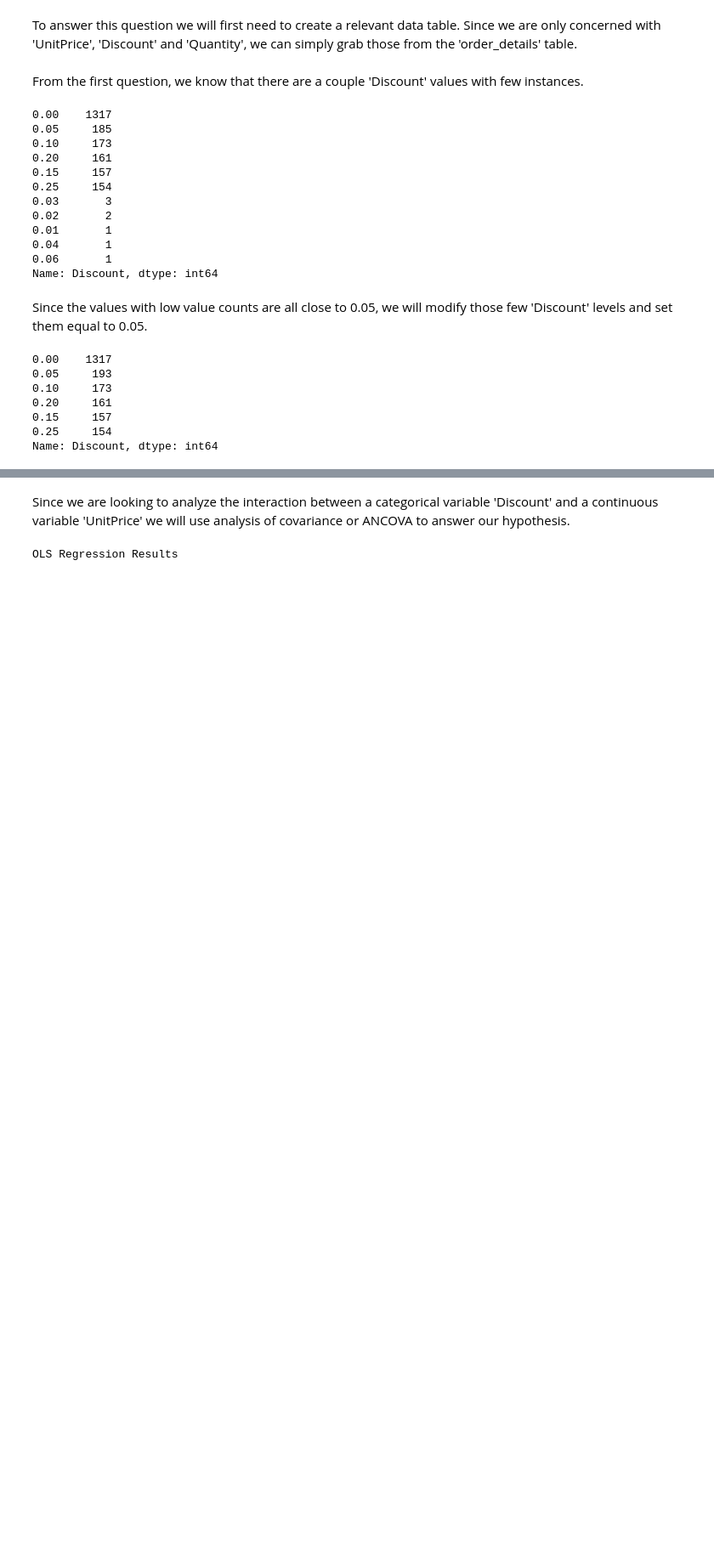
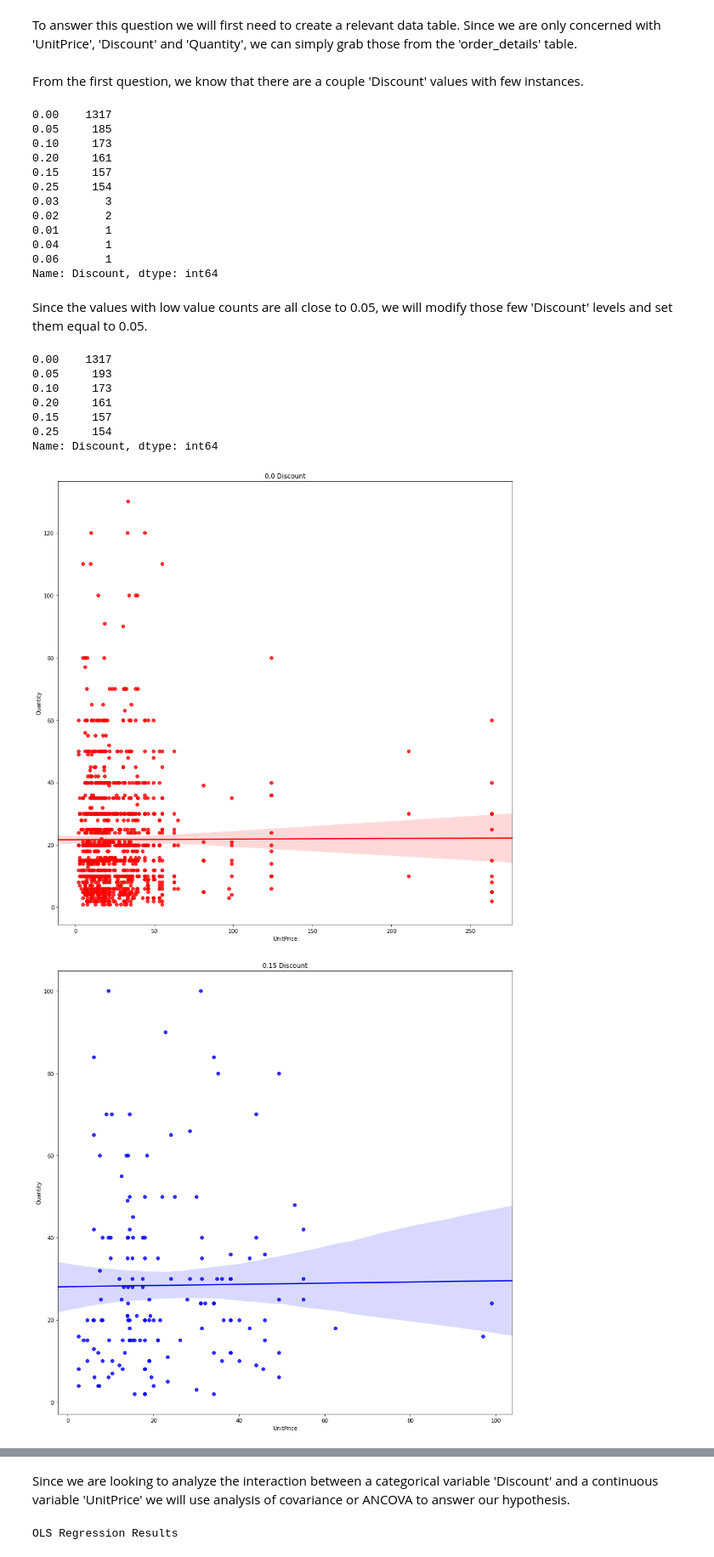
Before and after one commit to matthewsparr/Northwind-Database-Hypothesis-Testing, a Jupyter notebook: project.ipynb, the cells around one changed output, grey strips where cells are left out. Shown at 85% size. Drawn from its saved outputs; the diff is of its cells as text; code cells hidden in the pictures; blank space fills up the shorter version.

```diff
--- a/project.ipynb
+++ b/project.ipynb
@@ -343,3 +341,15 @@ q3_data['Discount'].value_counts()
 0.15     157
 0.25     154
 Name: Discount, dtype: int64
+# %%
+colors = ['red','blue','green','yellow','purple','orange']
+discounts = q3_data['Discount'].unique()
+for i in range(0,len(discounts)):
+    data = q3_data[q3_data['Discount'] == discounts[i]]
+    c=np.random.rand(3,1)
+    sns.regplot(data['UnitPrice'],data['Quantity'],color=colors[i])
+    plt.title(str(discounts[i]) + ' Discount')
+    plt.show()
+# %% [output]
+[figure, added]
+[figure, added]
```
Also changed, not shown: parts of 8 cells of this notebook.
